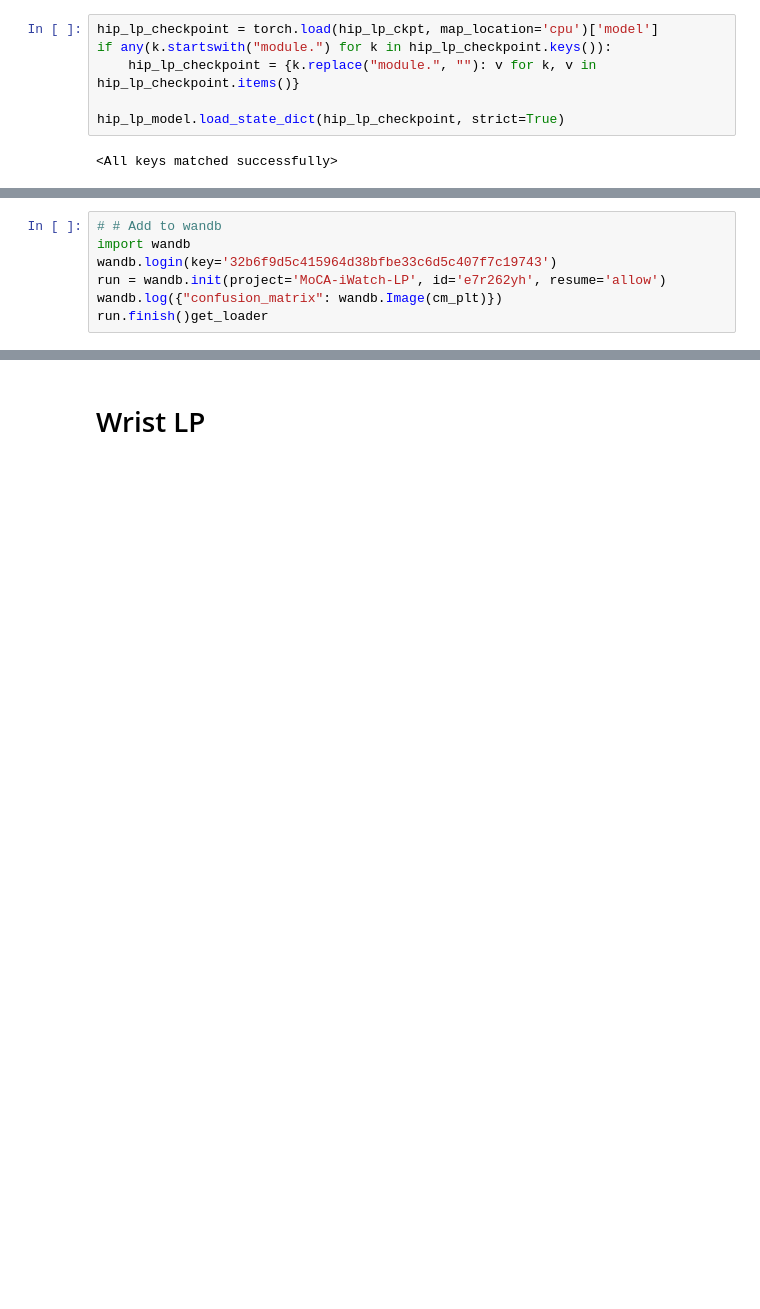
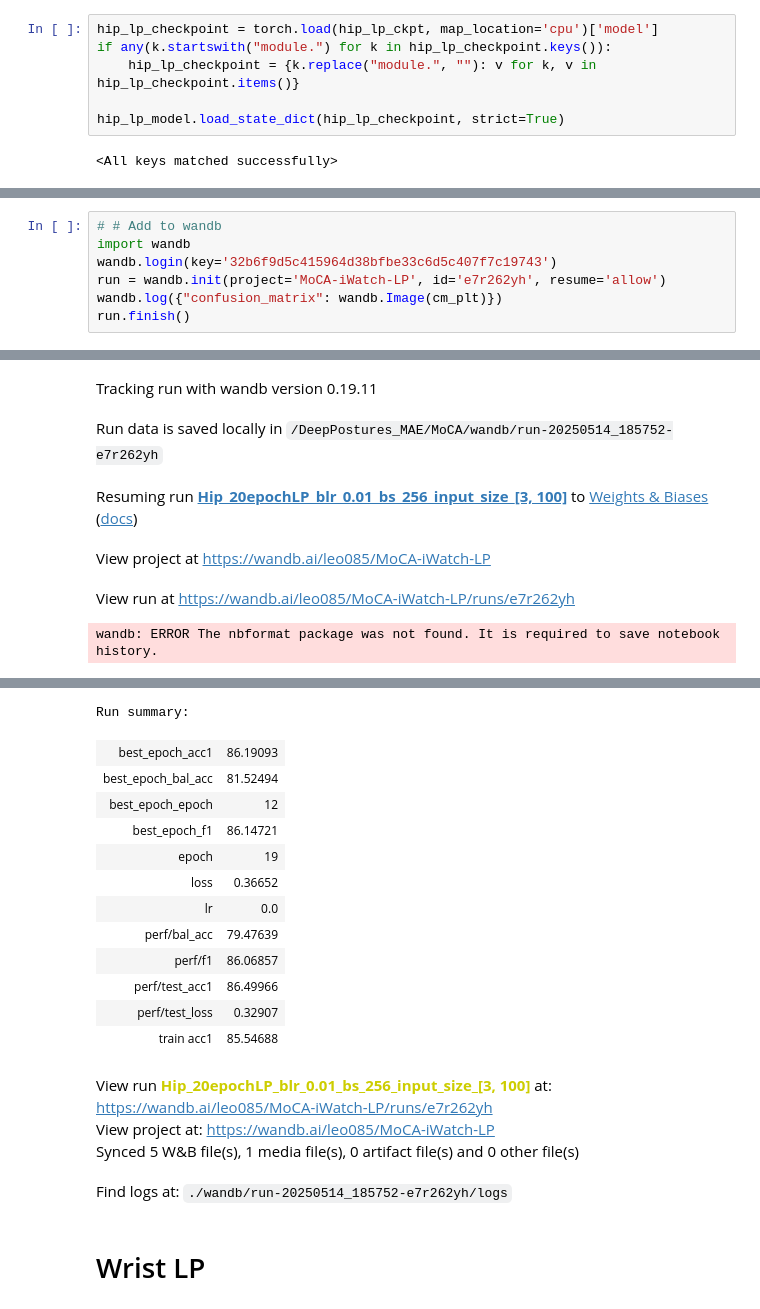
Before and after one commit to yuc0805/DeepPostures_MAE, a Jupyter notebook: MoCA/confusion_matrix.ipynb, the cells around one changed output, grey strips where cells are left out. Cells and saved outputs as stored; diff of their text form; blank space fills up the shorter version.

```diff
--- a/MoCA/confusion_matrix.ipynb
+++ b/MoCA/confusion_matrix.ipynb
@@ -115,4 +153,5 @@ import wandb
 wandb.login(key='32b6f9d5c415964d38bfbe33c6d5c407f7c19743')
 run = wandb.init(project='MoCA-iWatch-LP', id='e7r262yh', resume='allow')
 wandb.log({"confusion_matrix": wandb.Image(cm_plt)})
-run.finish()get_loader
+run.finish()
+# %% [output]
@@ -118,0 +162,6 @@ run.finish()get_loader
+Tracking run with wandb version 0.19.11
+Run data is saved locally in /DeepPostures_MAE/MoCA/wandb/run-20250514_185752-e7r262yh
+Resuming run Hip_20epochLP_blr_0.01_bs_256_input_size_[3, 100] to Weights & Biases (docs)
+View project at https://wandb.ai/leo085/MoCA-iWatch-LP
+View run at https://wandb.ai/leo085/MoCA-iWatch-LP/runs/e7r262yh
+wandb: ERROR The nbformat package was not found. It is required to save notebook history.
@@ -119,3 +169,20 @@ run.finish()get_loader
+Run summary:
+| best_epoch_acc1 | 86.19093 |
+| best_epoch_bal_acc | 81.52494 |
+| best_epoch_epoch | 12 |
+| best_epoch_f1 | 86.14721 |
+| epoch | 19 |
+| loss | 0.36652 |
+| lr | 0.0 |
+| perf/bal_acc | 79.47639 |
+| perf/f1 | 86.06857 |
+| perf/test_acc1 | 86.49966 |
+| perf/test_loss | 0.32907 |
+| train acc1 | 85.54688 |
+View run Hip_20epochLP_blr_0.01_bs_256_input_size_[3, 100] at: https://wandb.ai/leo085/MoCA-iWatch-LP/runs/e7r262yh
+View project at: https://wandb.ai/leo085/MoCA-iWatch-LP
+Synced 5 W&B file(s), 1 media file(s), 0 artifact file(s) and 0 other file(s)
+Find logs at: ./wandb/run-20250514_185752-e7r262yh/logs
 # %% [markdown]
 # Wrist LP
 # %%
```
Also changed, not shown: parts of 15 cells of this notebook, 2 other files.
